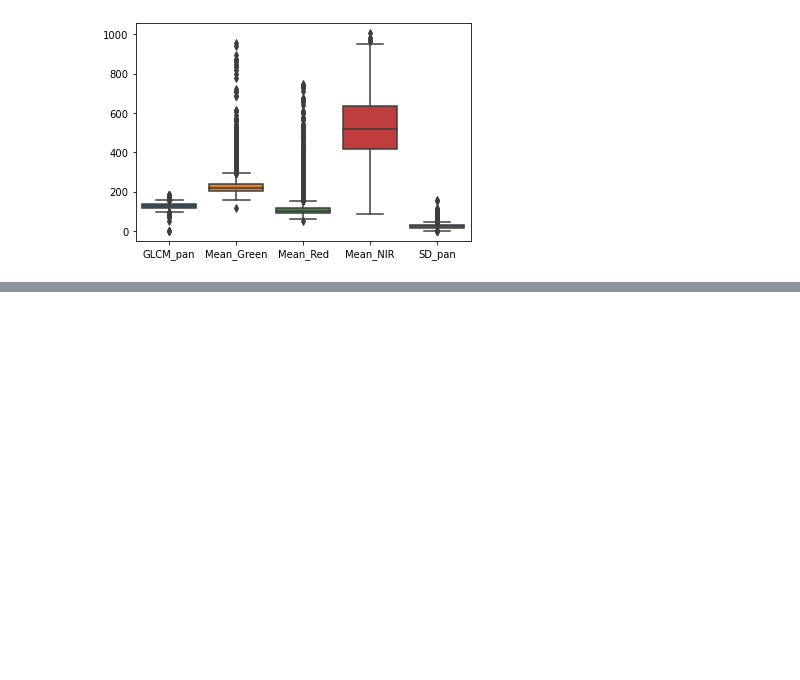
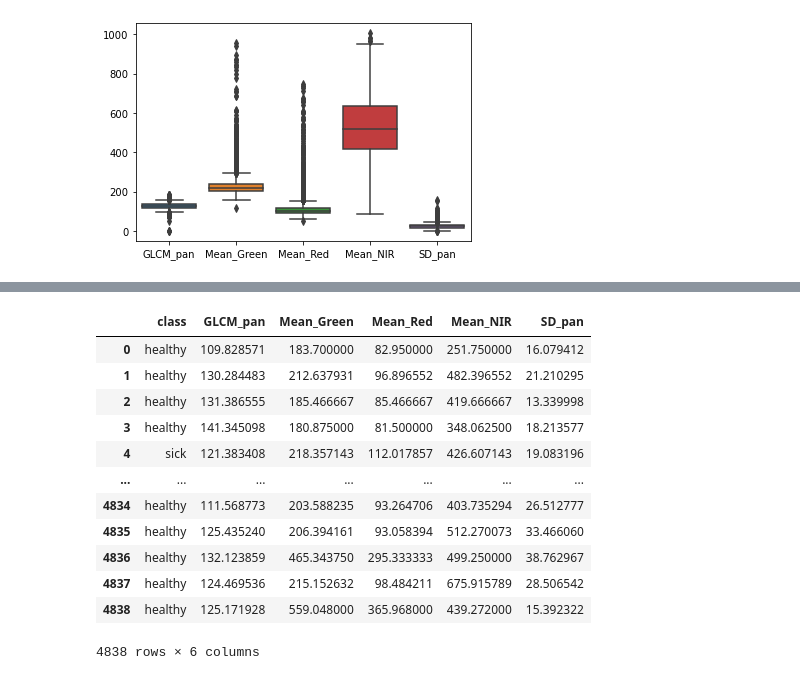
Before and after one commit to TheNatureWarrior/DS160_Final_Project_NPA_JCR, a Jupyter notebook: DS160_FP_NPA_JCR.ipynb, the cells around one changed output, grey strips where cells are left out. Drawn from its saved outputs; the diff is of its cells as text; code cells hidden in the pictures; blank space fills up the shorter version.

```diff
--- a/DS160_FP_NPA_JCR.ipynb
+++ b/DS160_FP_NPA_JCR.ipynb
@@ -254,0 +268,16 @@ sns.boxplot(data=df)
+# %%
+df
+# %% [output]
+|  | class | GLCM_pan | Mean_Green | Mean_Red | Mean_NIR | SD_pan |
+| 0 | healthy | 109.828571 | 183.700000 | 82.950000 | 251.750000 | 16.079412 |
+| 1 | healthy | 130.284483 | 212.637931 | 96.896552 | 482.396552 | 21.210295 |
+| 2 | healthy | 131.386555 | 185.466667 | 85.466667 | 419.666667 | 13.339998 |
+| 3 | healthy | 141.345098 | 180.875000 | 81.500000 | 348.062500 | 18.213577 |
+| 4 | sick | 121.383408 | 218.357143 | 112.017857 | 426.607143 | 19.083196 |
+| ... | ... | ... | ... | ... | ... | ... |
+| 4834 | healthy | 111.568773 | 203.588235 | 93.264706 | 403.735294 | 26.512777 |
+| 4835 | healthy | 125.435240 | 206.394161 | 93.058394 | 512.270073 | 33.466060 |
+| 4836 | healthy | 132.123859 | 465.343750 | 295.333333 | 499.250000 | 38.762967 |
+| 4837 | healthy | 124.469536 | 215.152632 | 98.484211 | 675.915789 | 28.506542 |
+| 4838 | healthy | 125.171928 | 559.048000 | 365.968000 | 439.272000 | 15.392322 |
+4838 rows × 6 columns
```
Also changed, not shown: parts of 7 cells of this notebook.
